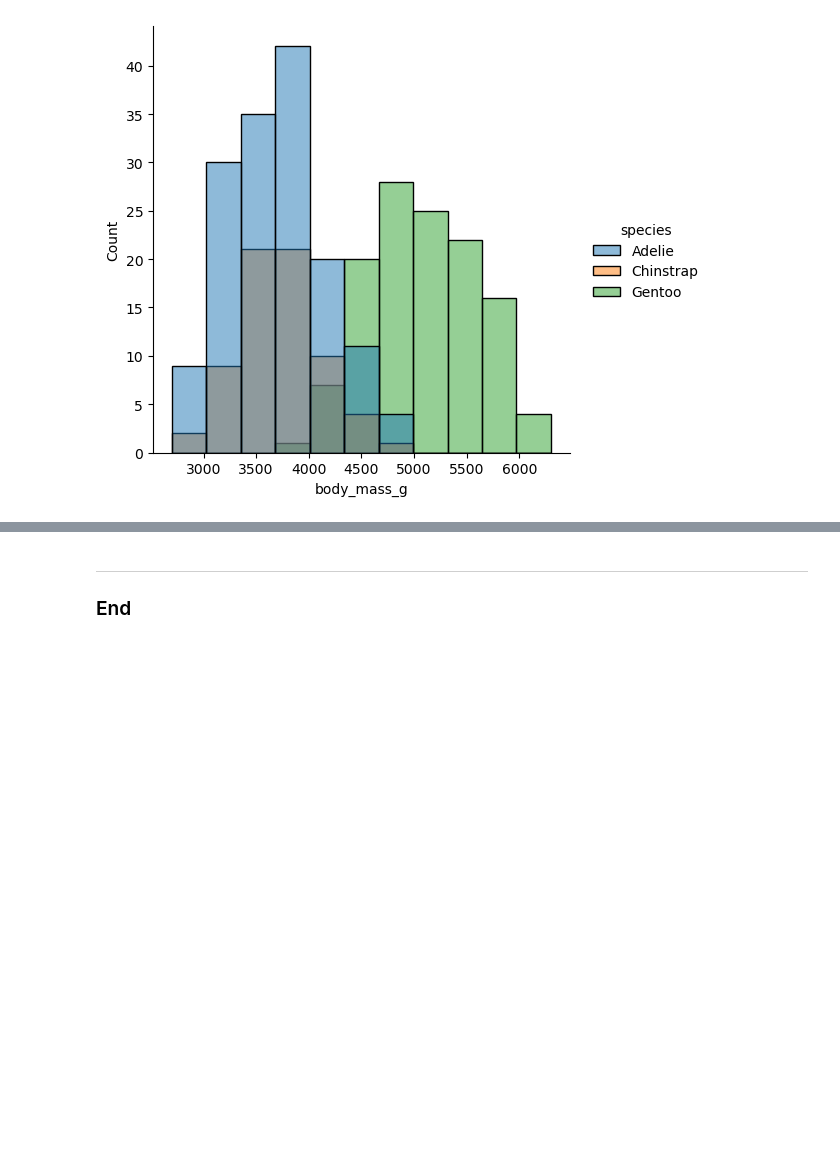
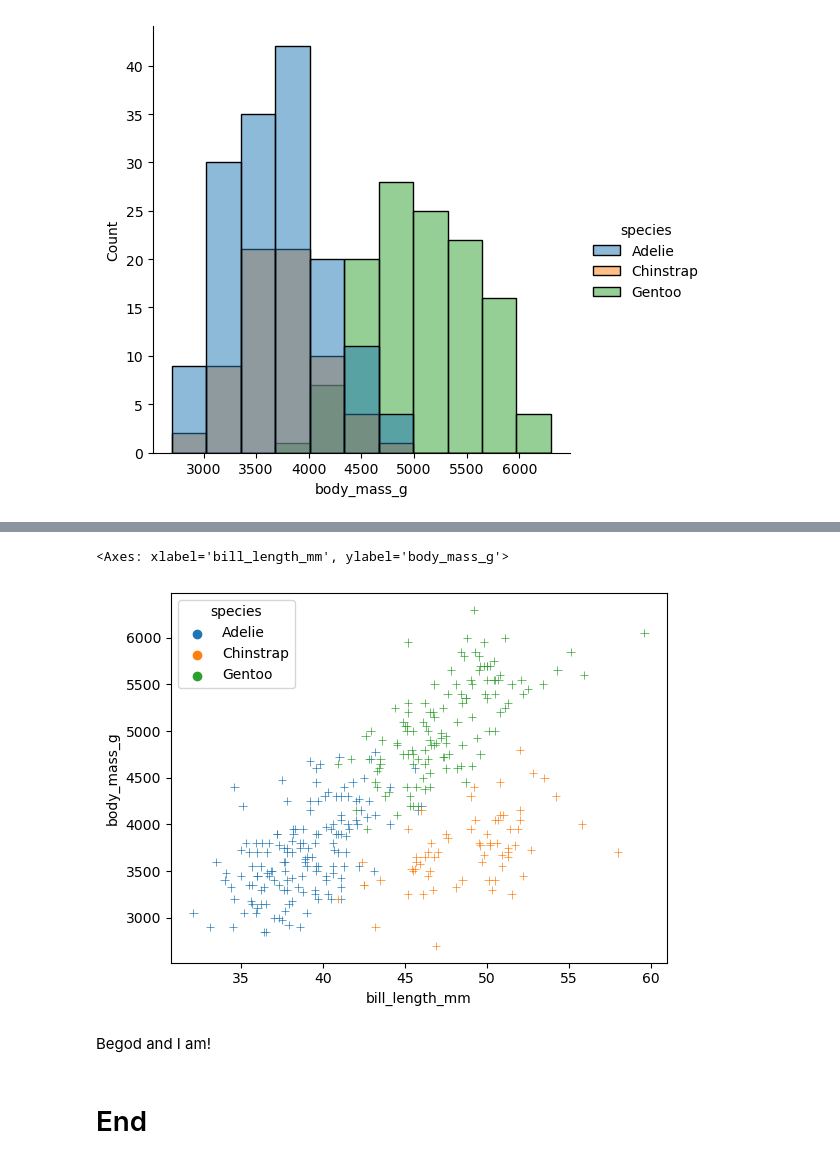
Before and after one commit to morgam7/poda-mywork, a Jupyter notebook: penguins.ipynb, the cells around one changed output, grey strips where cells are left out. Saved outputs shown, nothing was run; the diff lists cells and outputs as text; code cells hidden in the pictures; blank space fills up the shorter version.

```diff
--- a/penguins.ipynb
+++ b/penguins.ipynb
@@ -314,4 +257,9 @@ array([[1.        , 0.96286543],
+# %%
+sns.scatterplot(df, y="body_mass_g", x="bill_length_mm", hue="species", marker="+")
+# %% [output]
+<Axes: xlabel='bill_length_mm', ylabel='body_mass_g'>
+[figure, added]
+# %% [markdown]
+Begod and I am!
 # %% [markdown]
-***
-
-### End
+# End
```
Also changed, not shown: parts of 50 cells of this notebook.
